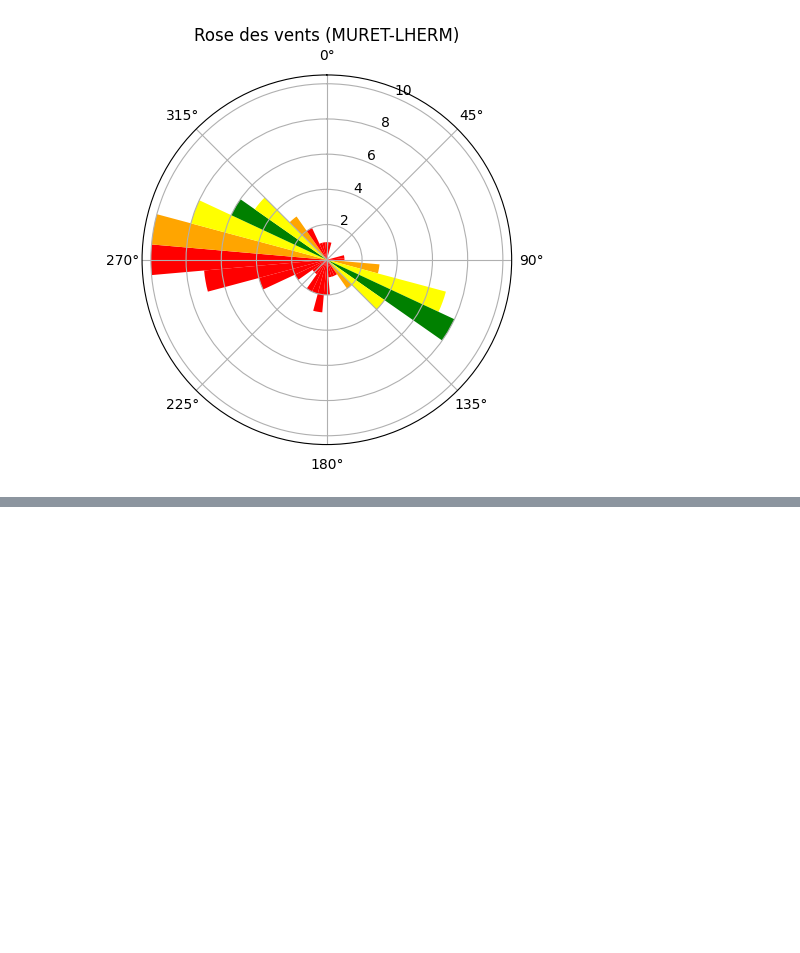
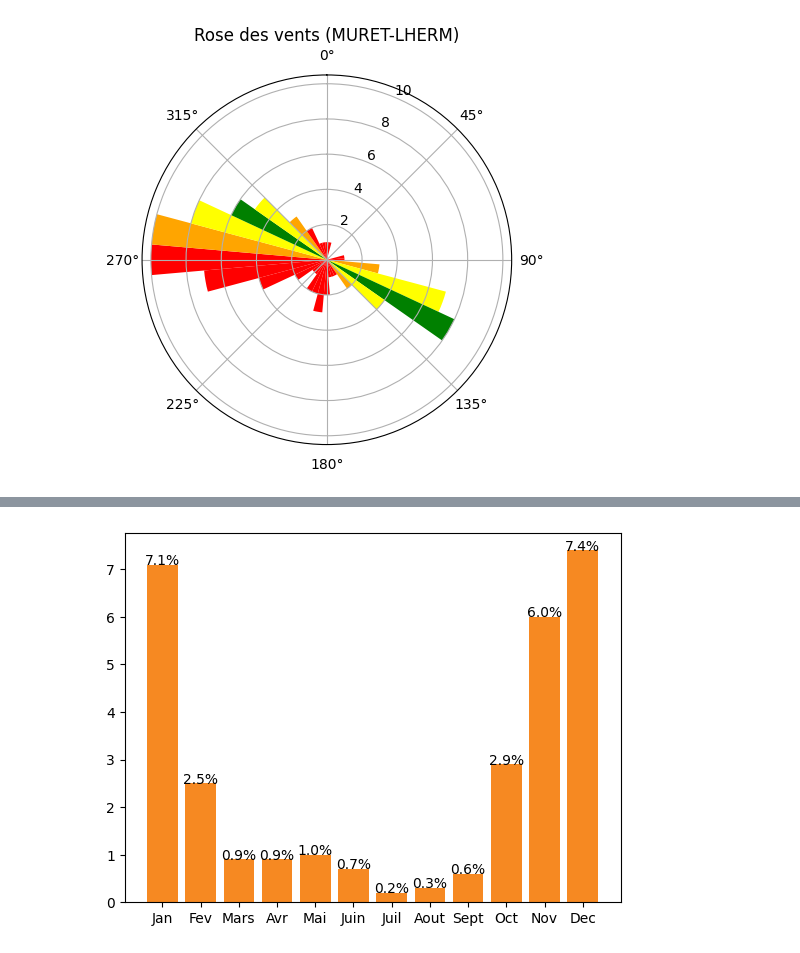
Before and after one commit to leosamuel64/PT_ClimatoAero, a Jupyter notebook: Exemples.ipynb, the cells around one changed output, grey strips where cells are left out. Drawn from its saved outputs; the diff is of its cells as text; code cells hidden in the pictures; blank space fills up the shorter version.

Commit message:
Limitations

```diff
--- a/Exemples.ipynb
+++ b/Exemples.ipynb
@@ -27,0 +30,6 @@ trace_phenomene(metars,'BR')
+# %%
+acft = avion('TRIN')
+ad = aerodrome('LFBO')
+trace_limitations(data,acft,ad,30)
+# %% [output]
+[figure, added]
```
Also changed, not shown: parts of 6 cells of this notebook, 9 other files.
